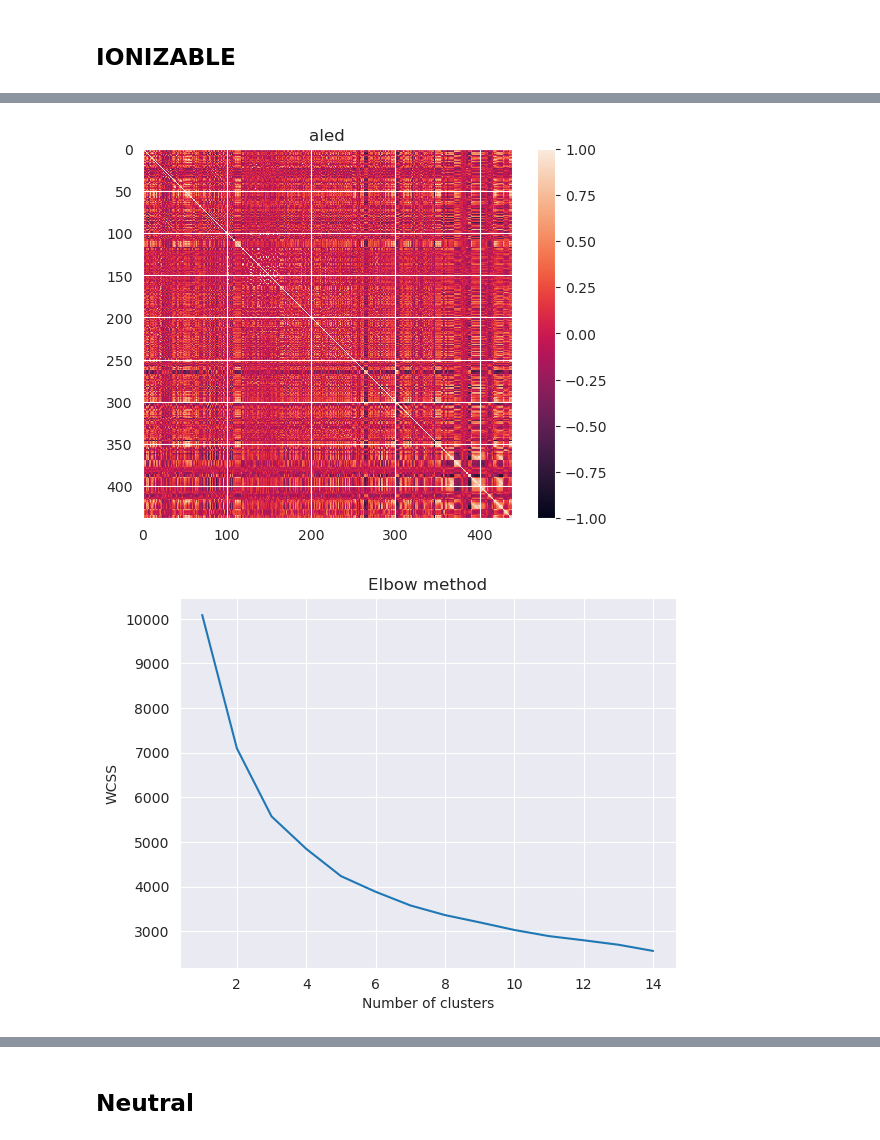
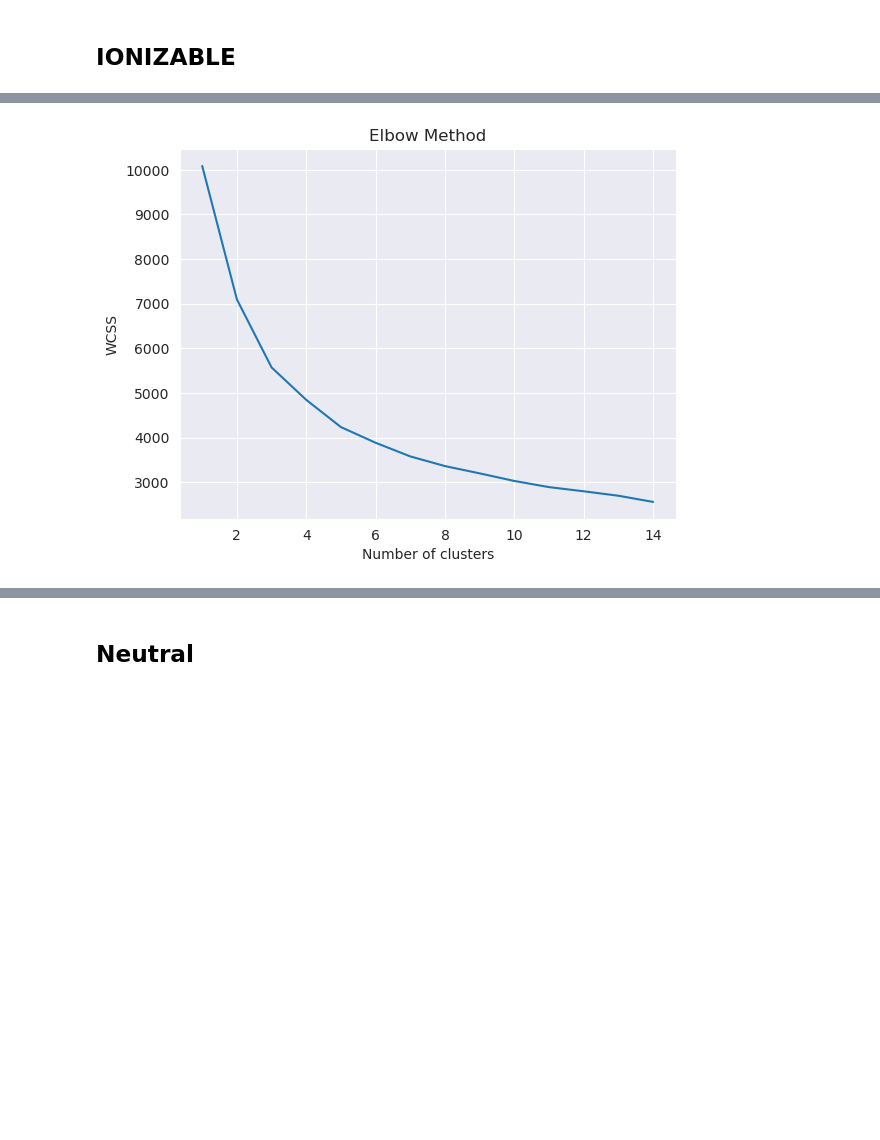
Before and after one commit to tahiri-lab/QSAR, a Jupyter notebook: code/preprocessing/feature_selection.ipynb, the cells around one changed output, grey strips where cells are left out. Drawn from its saved outputs; the diff is of its cells as text; code cells hidden in the pictures; blank space fills up the shorter version.

```diff
--- a/code/preprocessing/feature_selection.ipynb
+++ b/code/preprocessing/feature_selection.ipynb
@@ -266,27 +173,20 @@ sns.heatmap(round(correlations,2), cmap="coolwarm",  vmin=0, vmax=1)
 # %%
-from sklearn.cluster import KMeans
+df_io_corr = FS_ionizable.get_correlation()
+corr_feat_mtx = df_io_corr.to_numpy()
 
-df_io_corr = FS_ionizable.get_correlation()
 
-corr_feat_mtx = df_io_corr.to_numpy()
-plt.figure()
-plt.imshow(df_io_corr, interpolation="nearest")
-plt.colorbar()
-plt.title("aled")
-plt.show()
-
+# Determine optimun number of clusters for kmeans
 wcss = []
 max_num_clusters = 15
 for i in range(1, max_num_clusters):
-    kmeans = KMeans(n_clusters=i, init="k-means++", max_iter=300, n_init=10, random_state=0)
+    kmeans = KMeans(n_clusters=i, init='k-means++', max_iter=300, n_init=10, random_state=0)
     kmeans.fit(corr_feat_mtx)
     wcss.append(kmeans.inertia_)
 
 plt.plot(range(1, max_num_clusters), wcss)
-plt.title("Elbow method")
-plt.xlabel("Number of clusters")
-plt.ylabel("WCSS")
+plt.title('Elbow Method')
+plt.xlabel('Number of clusters')
+plt.ylabel('WCSS')
 plt.show()
 # %% [output]
-[figure, old version]
+[figure, new version]
-[figure, removed]
```
Also changed, not shown: parts of 19 cells of this notebook, 1 other file.
